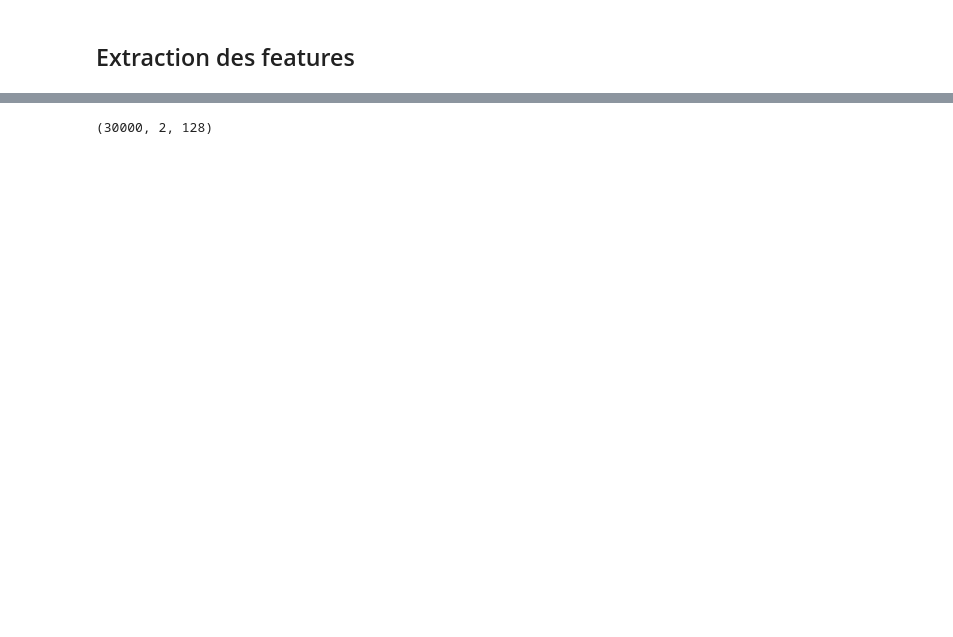
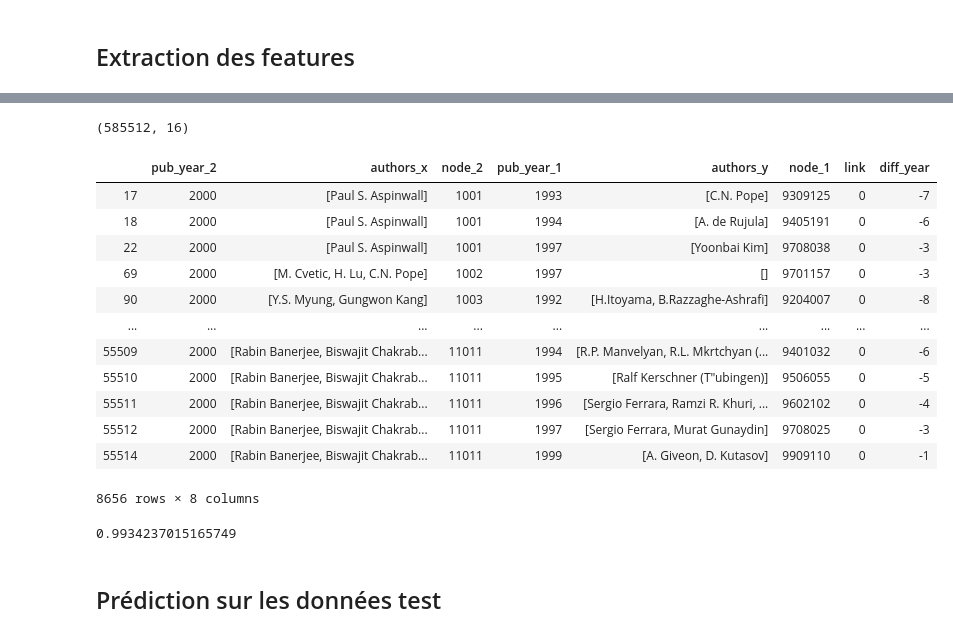
Before and after one commit to Ryosaeba8/NGSA-Kaggle, a Jupyter notebook: NGSA.ipynb, the cells around one changed output, grey strips where cells are left out. Saved outputs shown, nothing was run; the diff lists cells and outputs as text; code cells hidden in the pictures; blank space fills up the shorter version.

```diff
--- a/NGSA.ipynb
+++ b/NGSA.ipynb
@@ -67,3 +118,0 @@ with Pool(8) as p:
-# %%
-## création de dictionnaires pour stocker les informations des noeuds
-dico_node_info = {elt[0]: [elt[1], elt[3].split(","), corpus_new[i].split()] for i, elt in enumerate(node_info)}
@@ -209,0 +136,10 @@ Fitting 3 folds for each of 20 candidates, totalling 60 fits
+# %%
+## Etude du delta entre les années
+tmp_ = pd.DataFrame.from_dict(dico_node_info).T[['pub_year', 'authors']]
+tmp_['node_1'] = tmp_.index.astype(int)
+tmp = pd.merge(tmp_, data_, on='node_1')
+tmp = tmp.rename(columns = {"pub_year":"pub_year_1"})
+tmp_ = tmp_.rename(columns = {"node_1":"node_2"})
+tmp = pd.merge(tmp_, tmp, on='node_2')
+tmp = tmp.rename(columns = {"pub_year":"pub_year_2"})
+tmp['diff_year'] = tmp.pub_year_1 - tmp.pub_year_2
@@ -228,17 +560,0 @@ import tqdm
-# %%
-fb_df_temp = data[data.link == 1]
-initial_node_count = len(set(fb_df_temp.node_1.unique()).union(set(fb_df_temp.node_2.unique())))
-# empty list to store removable links
-omissible_links_index = []
-for i in tqdm.tqdm(data[data.link == 1].index.values):
-    break
-    # remove a node pair and build a new graph
-    tmp = fb_df_temp.drop(index = i)
-    all_nodes = set(tmp.node_1.unique()).union(set(tmp.node_2.unique()))
-    if len(all_nodes) == initial_node_count :
-        omissible_links_index.append(i)
-        fb_df_temp = fb_df_temp.drop(index = i)
-    else :
-        pass
-    if len(omissible_links_index) == 30000 :
-        break
@@ -318,4 +726,4 @@ omitted_emb = get_node_emb(omitted_links)
 # %%
-omitted_emb.shape
+train.shape
 # %% [output]
-(30000, 2, 128)
+(585512, 16)
@@ -323,0 +730,25 @@ y_train = data.drop(index = omissible_links_index).link.values
+# %%
+omit = tmp.iloc[omissible_links_index]
+omit [omit.diff_year < 0]
+# %% [output]
+|  | pub_year_2 | authors_x | node_2 | pub_year_1 | authors_y | node_1 | link | diff_year |
+| 17 | 2000 | [Paul S. Aspinwall] | 1001 | 1993 | [C.N. Pope] | 9309125 | 0 | -7 |
+| 18 | 2000 | [Paul S. Aspinwall] | 1001 | 1994 | [A. de Rujula] | 9405191 | 0 | -6 |
+| 22 | 2000 | [Paul S. Aspinwall] | 1001 | 1997 | [Yoonbai Kim] | 9708038 | 0 | -3 |
+| 69 | 2000 | [M. Cvetic, H. Lu, C.N. Pope] | 1002 | 1997 | [] | 9701157 | 0 | -3 |
+| 90 | 2000 | [Y.S. Myung, Gungwon Kang] | 1003 | 1992 | [H.Itoyama, B.Razzaghe-Ashrafi] | 9204007 | 0 | -8 |
+| ... | ... | ... | ... | ... | ... | ... | ... | ... |
+| 55509 | 2000 | [Rabin Banerjee, Biswajit Chakrab... | 11011 | 1994 | [R.P. Manvelyan, R.L. Mkrtchyan (... | 9401032 | 0 | -6 |
+| 55510 | 2000 | [Rabin Banerjee, Biswajit Chakrab... | 11011 | 1995 | [Ralf Kerschner (T"ubingen)] | 9506055 | 0 | -5 |
+| 55511 | 2000 | [Rabin Banerjee, Biswajit Chakrab... | 11011 | 1996 | [Sergio Ferrara, Ramzi R. Khuri, ... | 9602102 | 0 | -4 |
+| 55512 | 2000 | [Rabin Banerjee, Biswajit Chakrab... | 11011 | 1997 | [Sergio Ferrara, Murat Gunaydin] | 9708025 | 0 | -3 |
+| 55514 | 2000 | [Rabin Banerjee, Biswajit Chakrab... | 11011 | 1999 | [A. Giveon, D. Kutasov] | 9909110 | 0 | -1 |
+8656 rows × 8 columns
+# %%
+y_pred = autoencoder.predict([omitted_emb, val])[:, 0]
+y_pred = np.where(y_pred >0.5, 1, 0)
+print(sklearn.metrics.f1_score(np.ones(len(omitted_emb)), y_pred))
+# %% [output]
+0.9934237015165749
+# %% [markdown]
+## Prédiction sur les données test
```
Also changed, not shown: parts of 101 cells of this notebook, 1 other file.
